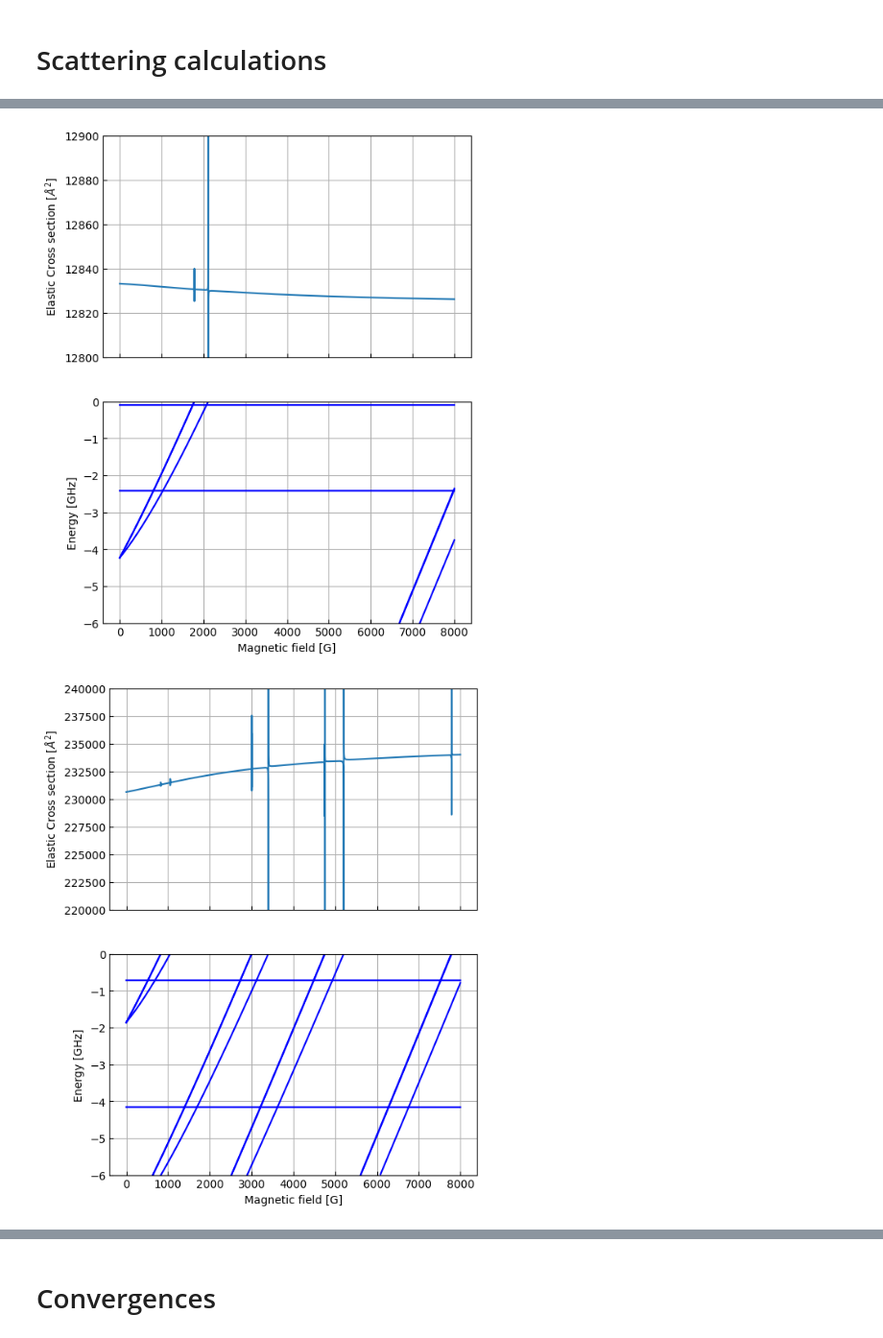
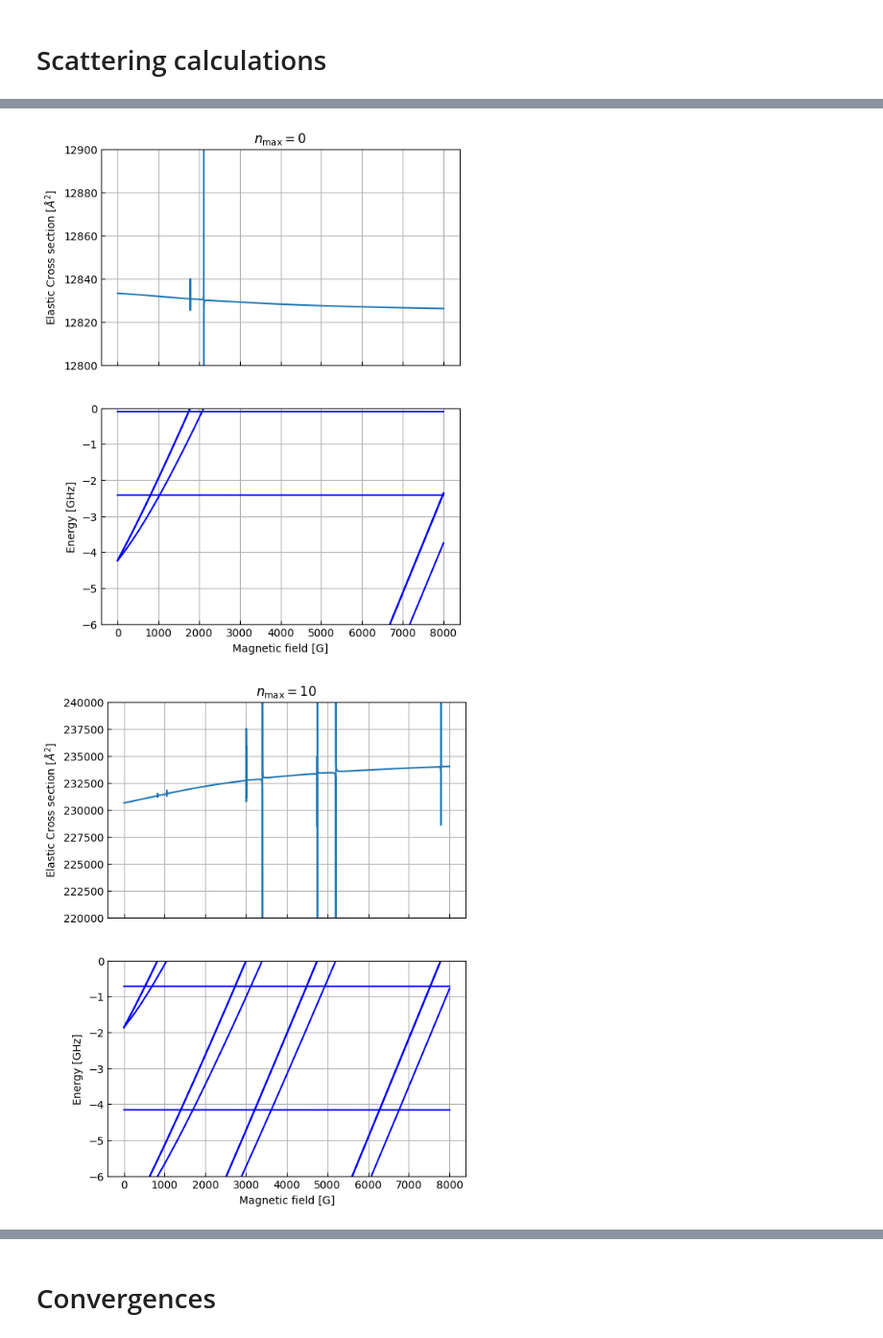
Before and after one commit to Wleter/rb_alf_feshbach, a Jupyter notebook: analysis/analysis.ipynb, the cells around one changed output, grey strips where cells are left out. Shown at 96% size. Cells and saved outputs as stored; diff of their text form; code cells hidden in the pictures.

```diff
--- a/analysis/analysis.ipynb
+++ b/analysis/analysis.ipynb
@@ -189,6 +193,7 @@ fig, axes = utility.plot_many(2, 1, (6, 8), sharex=True)
 points = data.parameters
 cross_section = data.elastic_cross_sections()
 
+axes[0].set_title(r"$n_\text{max} = 0$")
 axes[0].plot(points, cross_section / ANGS**2)
 
 axes[0].set_ylim(12800, 12900)
@@ -201,26 +206,27 @@ axes[1].set_ylabel(f"Energy [GHz]")
 axes[1].set_xlabel("Magnetic field [G]")
 axes[1].set_ylim(-6, 0);
 # %% [output]
-[figure, old version]
+[figure, new version]
 # %%
 data = ScatteringDependence.parse_json(f"{DATA_PATH}/alf_rb_scattering_n_max_10.json")
 bounds_single = BoundsDependence.parse_json(f"{DATA_PATH}/alf_rb_bound_states_n_max_10.json")
 
 fig, axes = utility.plot_many(2, 1, (6, 8), sharex=True)
 
 points = data.parameters
 cross_section = data.elastic_cross_sections()
 
+
 axes[0].plot(points, cross_section / ANGS**2)
-
 axes[0].set_ylim(220000, 240000)
 axes[0].set_ylabel(r"Elastic Cross section [$\AA^2$]")
+axes[0].set_title(r"$n_\text{max} = 10$")
 
 for state in bounds_single.states():
 	axes[1].plot(state[:, 0], state[:, 1], color = "blue")
 
 axes[1].set_ylabel(f"Energy [GHz]")
 axes[1].set_xlabel("Magnetic field [G]")
 axes[1].set_ylim(-6, 0);
 # %% [output]
-[figure, old version]
+[figure, new version]
```
Also changed, not shown: parts of 7 cells of this notebook.
